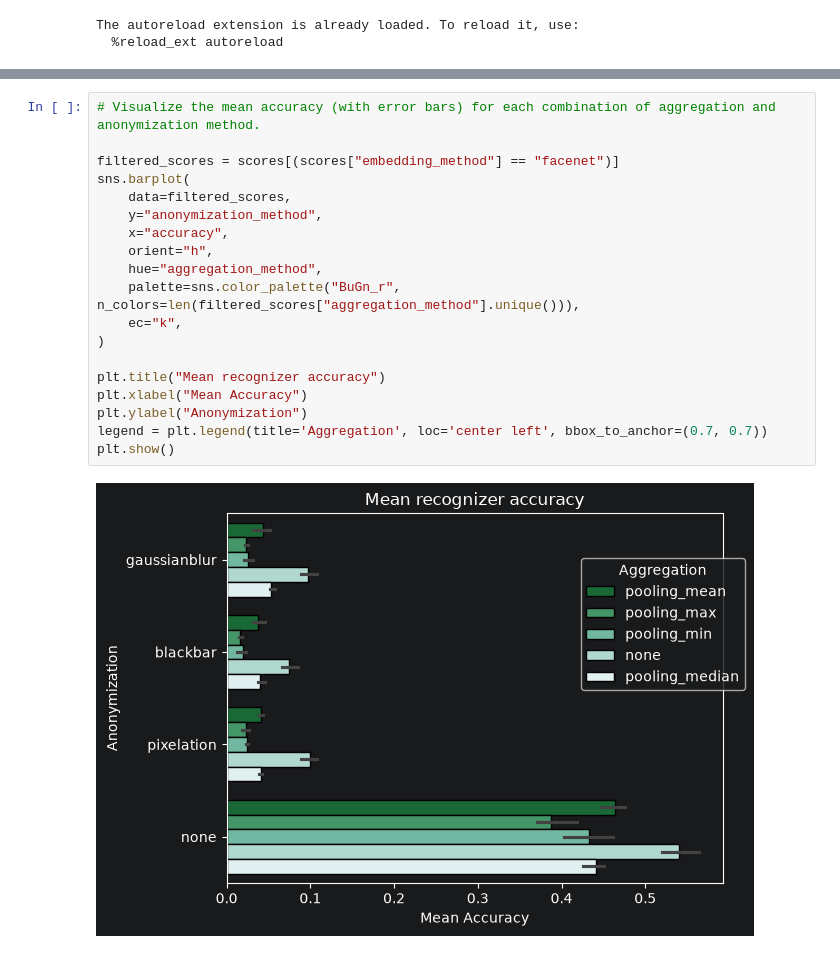
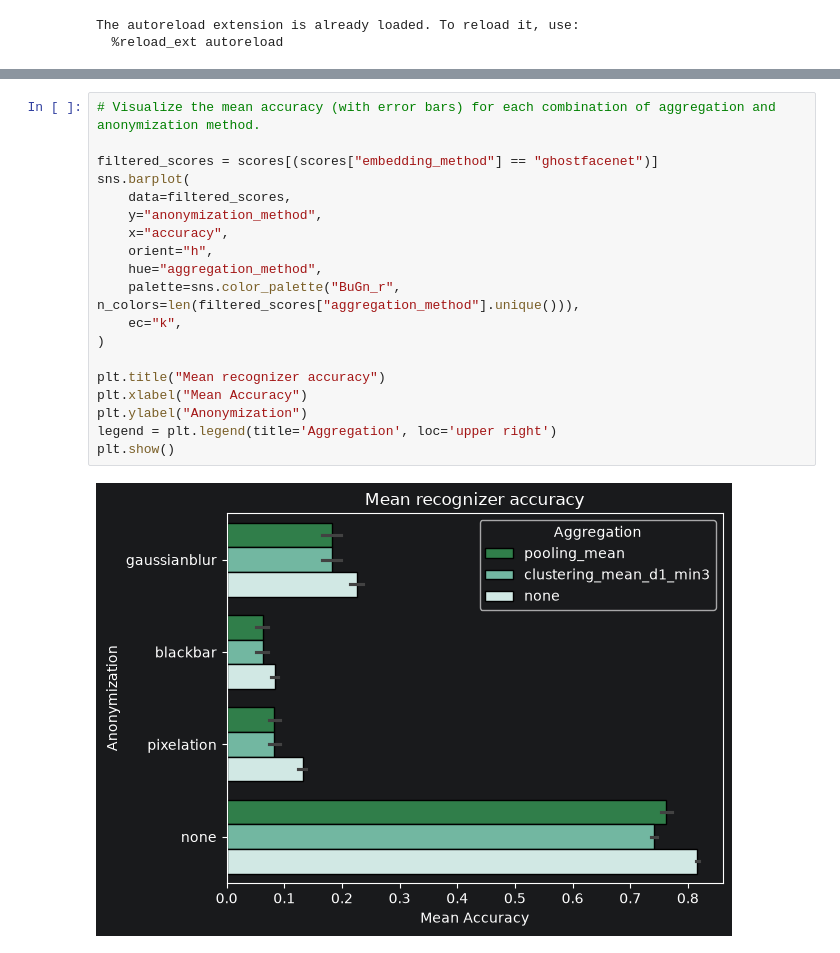
Before and after one commit to wagpa/meles, a Jupyter notebook: src/notebooks/03_visualization.ipynb, the cells around one changed output, grey strips where cells are left out. Drawn from its saved outputs; the diff is of its cells as text.

```diff
--- a/src/notebooks/03_visualization.ipynb
+++ b/src/notebooks/03_visualization.ipynb
@@ -57,22 +57,22 @@ scores
 # %%
 # Visualize the mean accuracy (with error bars) for each combination of aggregation and anonymization method.
 
-filtered_scores = scores[(scores["embedding_method"] == "facenet")]
+filtered_scores = scores[(scores["embedding_method"] == "ghostfacenet")]
 sns.barplot(
     data=filtered_scores,
     y="anonymization_method",
     x="accuracy",
     orient="h",
     hue="aggregation_method",
     palette=sns.color_palette("BuGn_r", n_colors=len(filtered_scores["aggregation_method"].unique())),
     ec="k",
 )
 
 plt.title("Mean recognizer accuracy")
 plt.xlabel("Mean Accuracy")
 plt.ylabel("Anonymization")
-legend = plt.legend(title='Aggregation', loc='center left', bbox_to_anchor=(0.7, 0.7))
+legend = plt.legend(title='Aggregation', loc='upper right')
 plt.show()
 # %% [output]
-[figure, old version]
+[figure, new version]
 # %%
```
Also changed, not shown: parts of 3 cells of this notebook, 3 other files.
